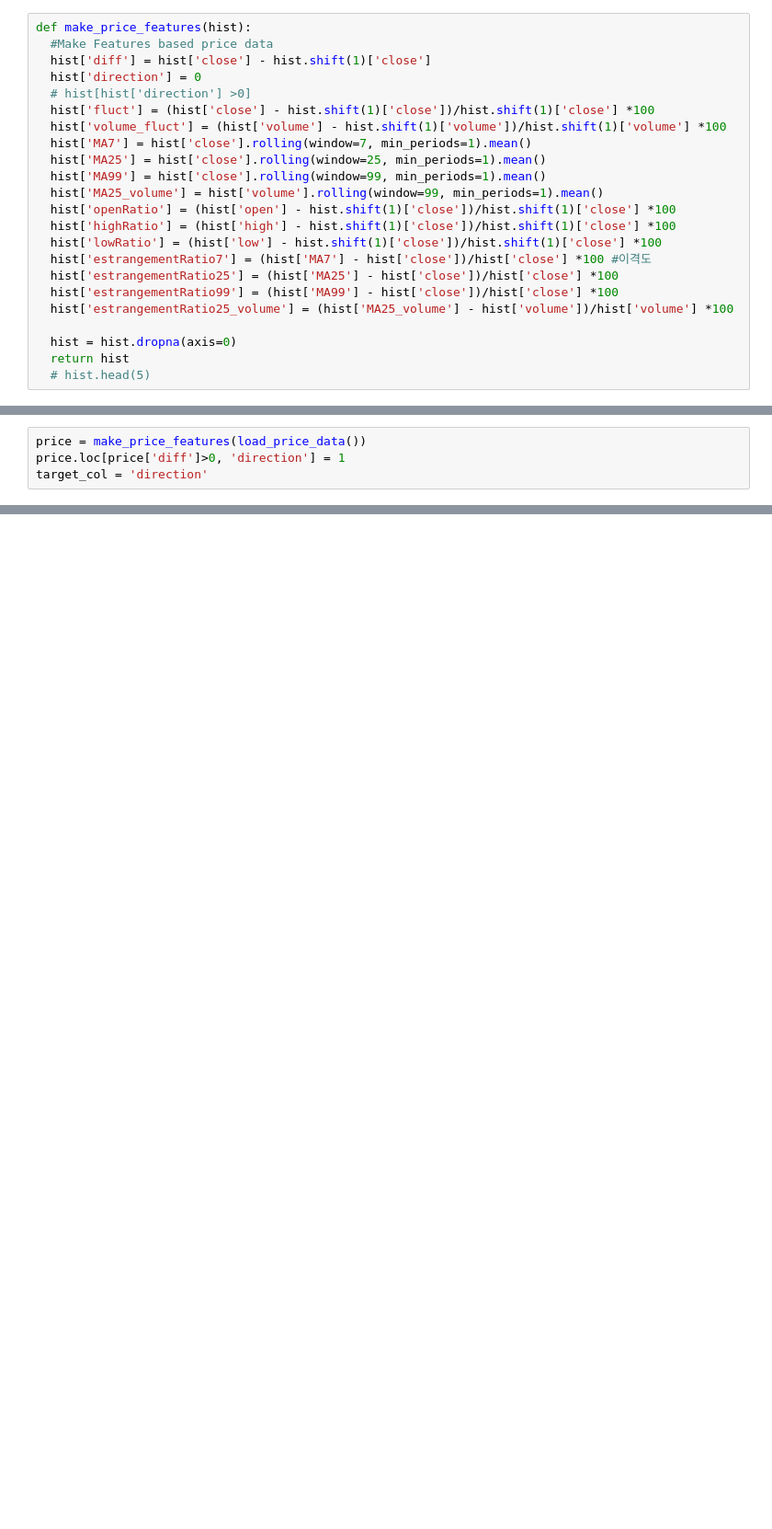
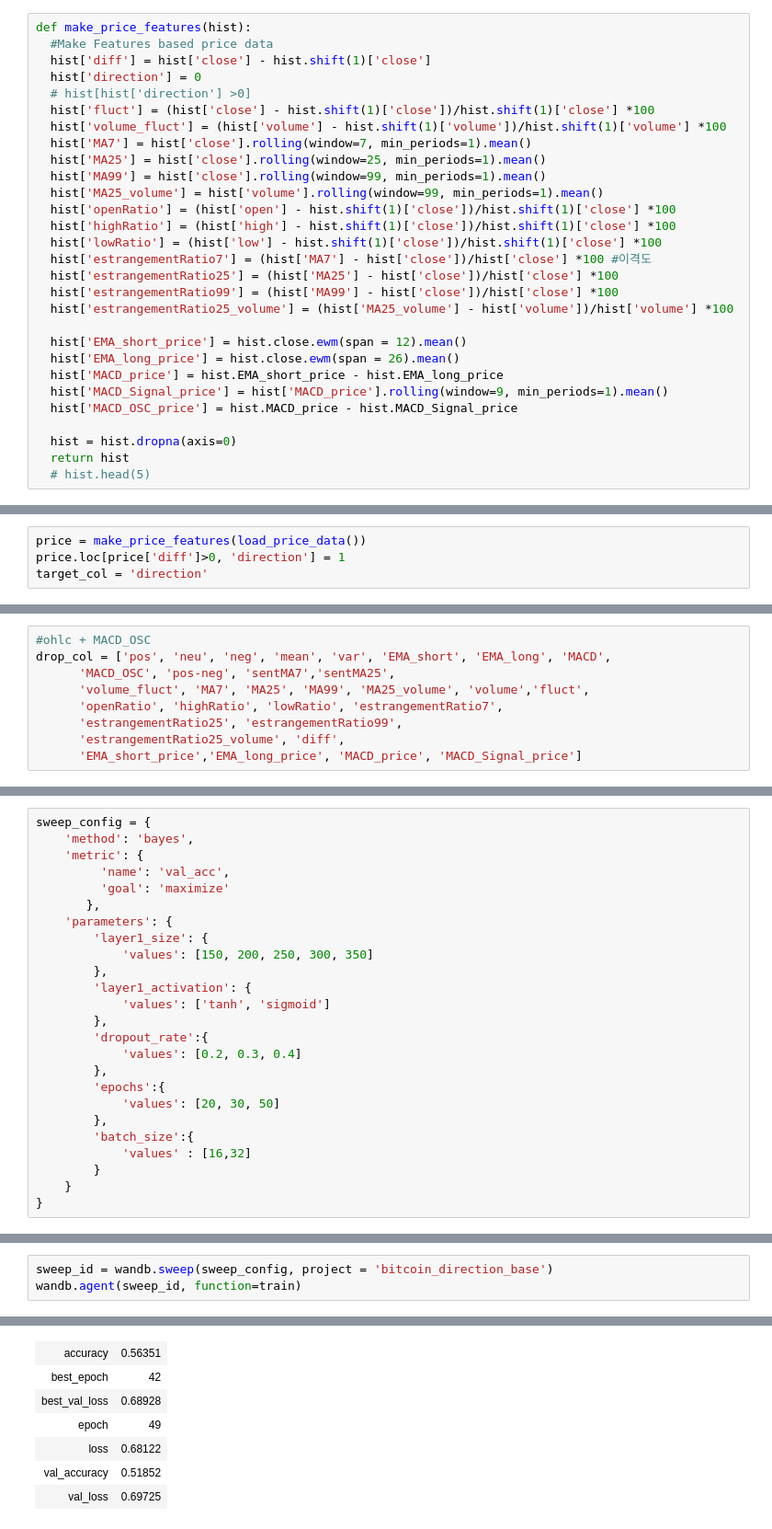
Before and after one commit to CryptoNLP/bitcoin_price_prediction_with_SNS_sentiment, a Jupyter notebook: Predict_direction_with_lstm.ipynb, the cells around one changed output, grey strips where cells are left out. Shown at 92% size. Saved outputs shown, nothing was run; the diff lists cells and outputs as text; blank space fills up the shorter version.

```diff
--- a/Predict_direction_with_lstm.ipynb
+++ b/Predict_direction_with_lstm.ipynb
@@ -177,6 +235,12 @@ def make_price_features(hist):
   hist['estrangementRatio99'] = (hist['MA99'] - hist['close'])/hist['close'] *100
   hist['estrangementRatio25_volume'] = (hist['MA25_volume'] - hist['volume'])/hist['volume'] *100
 
+  hist['EMA_short_price'] = hist.close.ewm(span = 12).mean()
+  hist['EMA_long_price'] = hist.close.ewm(span = 26).mean()
+  hist['MACD_price'] = hist.EMA_short_price - hist.EMA_long_price
+  hist['MACD_Signal_price'] = hist['MACD_price'].rolling(window=9, min_periods=1).mean()
+  hist['MACD_OSC_price'] = hist.MACD_price - hist.MACD_Signal_price
+
   hist = hist.dropna(axis=0)
   return hist
   # hist.head(5)
@@ -1269,0 +829,9 @@ sentiment 모델 성능 향상 비교(minimal RMSE)
+# %%
+#ohlc + MACD_OSC
+drop_col = ['pos', 'neu', 'neg', 'mean', 'var', 'EMA_short', 'EMA_long', 'MACD',
+      'MACD_OSC', 'pos-neg', 'sentMA7','sentMA25',
+      'volume_fluct', 'MA7', 'MA25', 'MA99', 'MA25_volume', 'volume','fluct',
+      'openRatio', 'highRatio', 'lowRatio', 'estrangementRatio7',
+      'estrangementRatio25', 'estrangementRatio99',
+      'estrangementRatio25_volume', 'diff',
+      'EMA_short_price','EMA_long_price', 'MACD_price', 'MACD_Signal_price']
@@ -1269,0 +865,25 @@ sentiment 모델 성능 향상 비교(minimal RMSE)
+# %%
+sweep_config = {
+    'method': 'bayes',
+    'metric': {
+         'name': 'val_acc',
+         'goal': 'maximize'
+       },
+    'parameters': {
+        'layer1_size': {
+            'values': [150, 200, 250, 300, 350]
+        },
+        'layer1_activation': {
+            'values': ['tanh', 'sigmoid']
+        },
+        'dropout_rate':{
+            'values': [0.2, 0.3, 0.4]
+        },
+        'epochs':{
+            'values': [20, 30, 50]
+        },
+        'batch_size':{
+            'values' : [16,32]
+        }
+    }
+}
@@ -1269,0 +892,4 @@ sentiment 모델 성능 향상 비교(minimal RMSE)
+# %%
+sweep_id = wandb.sweep(sweep_config, project = 'bitcoin_direction_base')
+wandb.agent(sweep_id, function=train)
+# %% [output]
@@ -1269,0 +933,7 @@ sentiment 모델 성능 향상 비교(minimal RMSE)
+| accuracy | 0.56351 |
+| best_epoch | 42 |
+| best_val_loss | 0.68928 |
+| epoch | 49 |
+| loss | 0.68122 |
+| val_accuracy | 0.51852 |
+| val_loss | 0.69725 |
```
Also changed, not shown: parts of 81 cells of this notebook.
